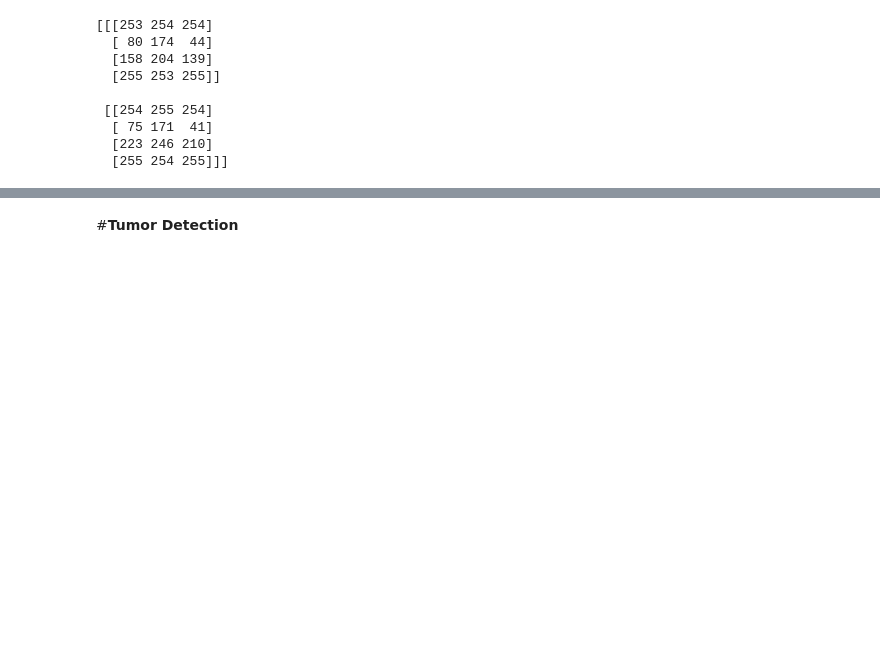
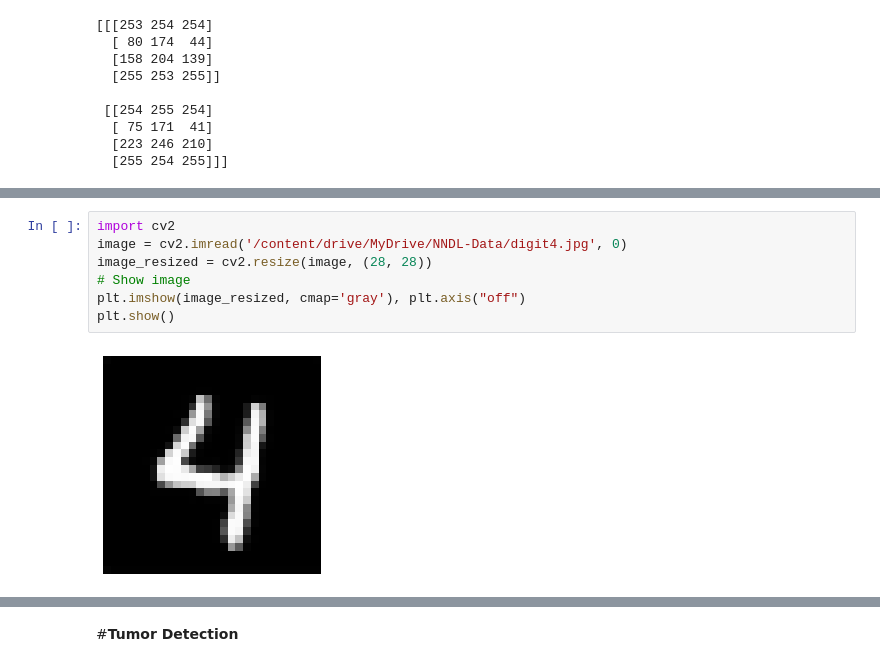
Before and after one commit to vvrgit/NNDL-2020, a Jupyter notebook: LAB01_Artificial_Neural_Networks_Dr_Venkataramana_Veeramsetty.ipynb, the cells around one changed output, grey strips where cells are left out. Drawn from its saved outputs; the diff is of its cells as text; blank space fills up the shorter version.

```diff
--- a/LAB01_Artificial_Neural_Networks_Dr_Venkataramana_Veeramsetty.ipynb
+++ b/LAB01_Artificial_Neural_Networks_Dr_Venkataramana_Veeramsetty.ipynb
@@ -1671,0 +1813,9 @@ print(img_resize_col)
+# %%
+import cv2
+image = cv2.imread('/content/drive/MyDrive/NNDL-Data/digit4.jpg', 0)
+image_resized = cv2.resize(image, (28, 28))
+# Show image
+plt.imshow(image_resized, cmap='gray'), plt.axis("off")
+plt.show()
+# %% [output]
+[figure, added]
```
Also changed, not shown: parts of 27 cells of this notebook.
